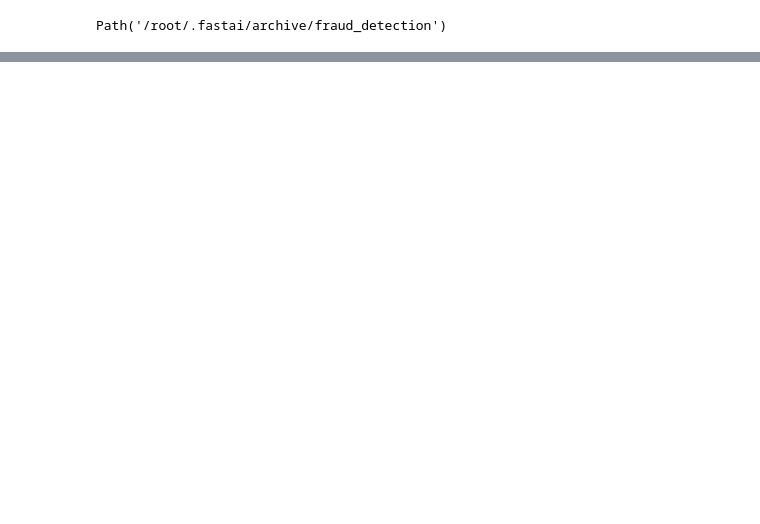
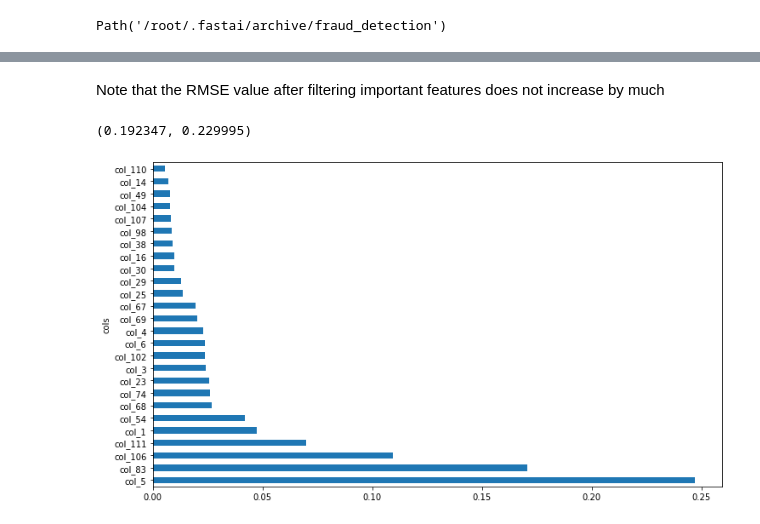
Before and after one commit to willystw/fastai-learning, a Jupyter notebook: fraud-detection/Fraud_Detection.ipynb, the cells around one changed output, grey strips where cells are left out. Saved outputs shown, nothing was run; the diff lists cells and outputs as text; code cells hidden in the pictures; blank space fills up the shorter version.

```diff
--- a/fraud-detection/Fraud_Detection.ipynb
+++ b/fraud-detection/Fraud_Detection.ipynb
@@ -51,0 +210,12 @@ path.ls()
+# %%
+m = random_forest(x_imp, y)
+# %% [markdown]
+Note that the RMSE value after filtering important features does not increase by much
+# %%
+m_rmse(m, x_imp, y), m_rmse(m, valid_x_imp, valid_y)
+# %% [output]
+(0.192347, 0.229995)
+# %%
+plot_fi(random_forest_feat_importance(m, x_imp));
+# %% [output]
+[figure, added]
```
Also changed, not shown: parts of 44 cells of this notebook.
